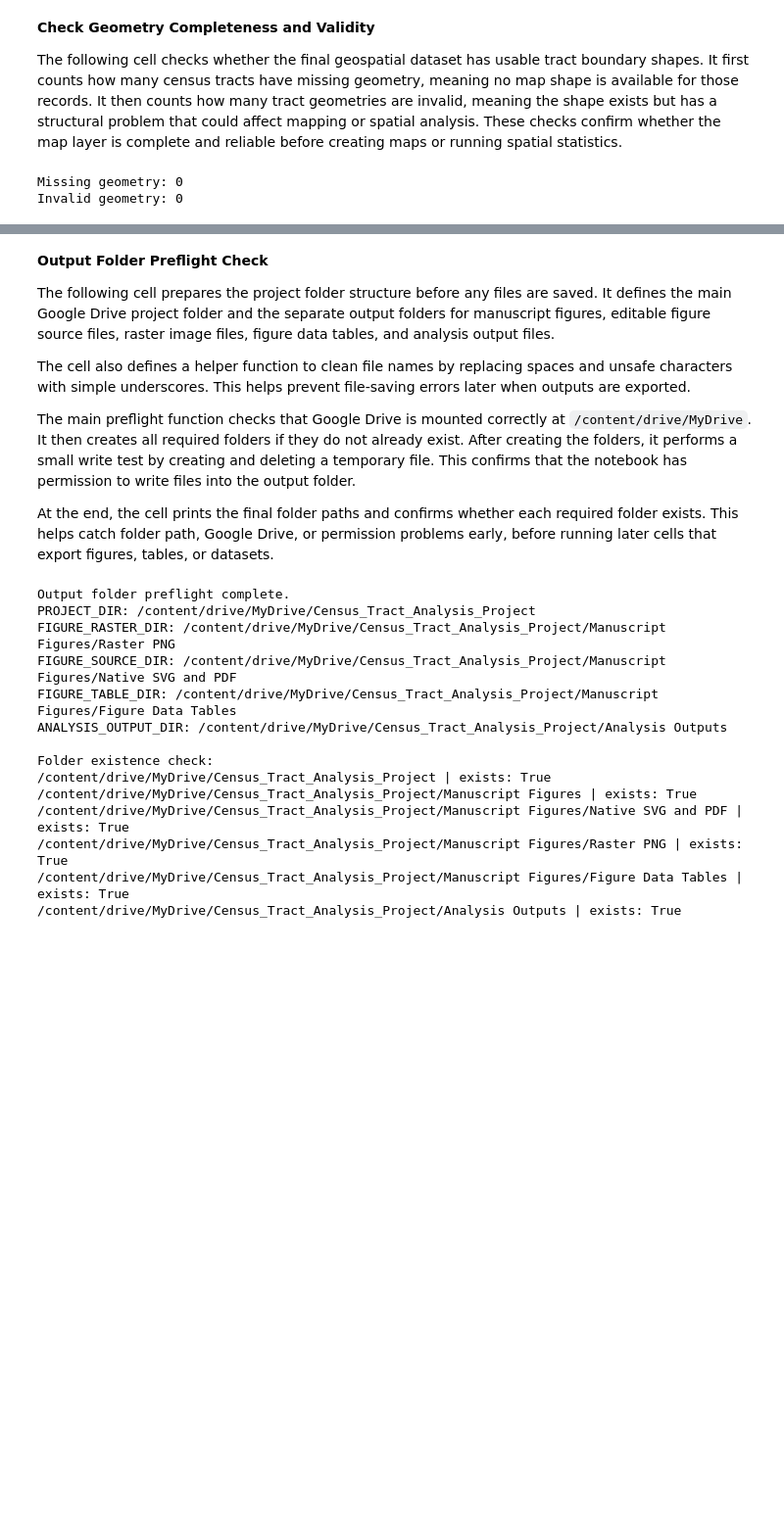
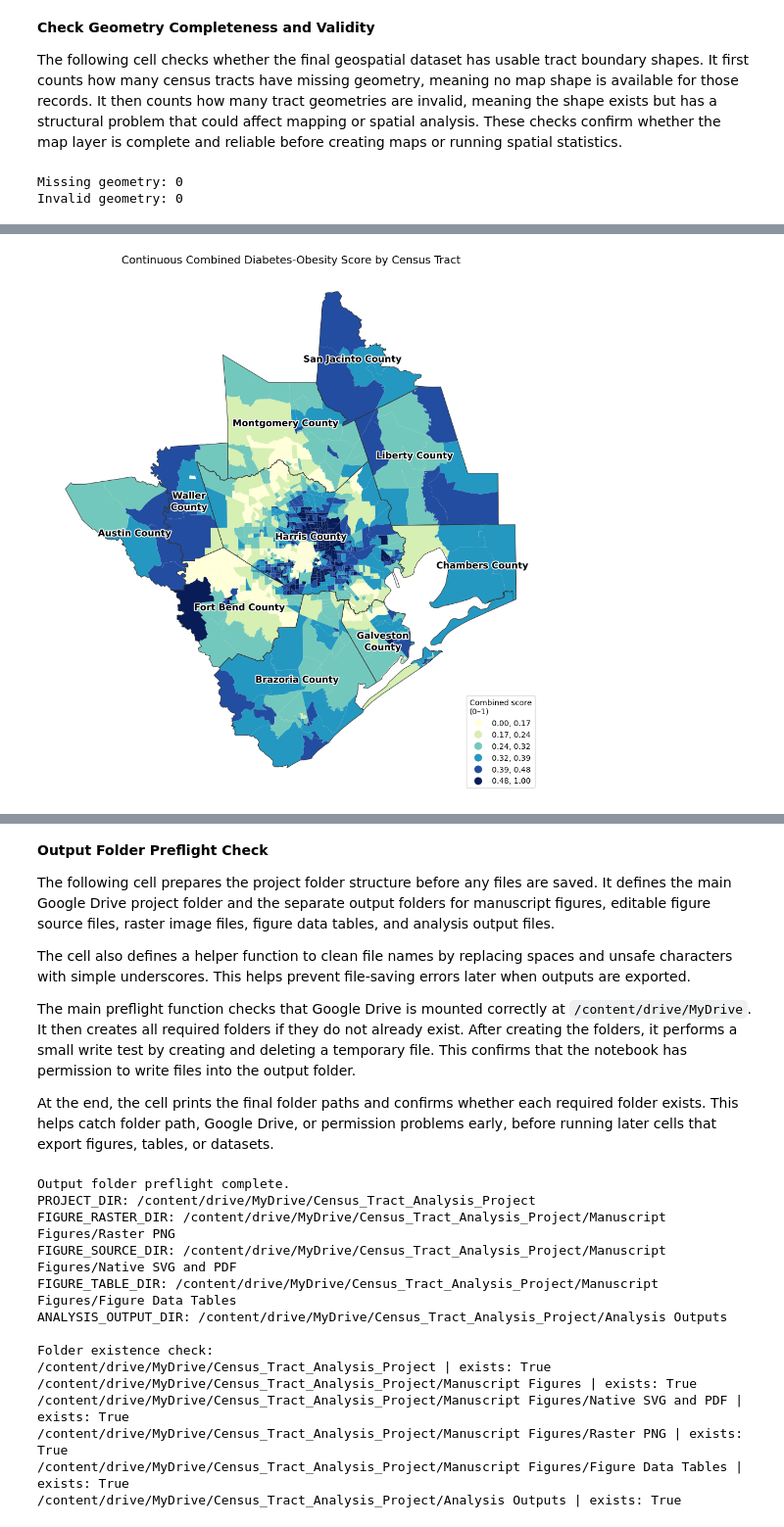
Before and after one commit to ynganatra/houston-census-tract-analysis, a Jupyter notebook: Houston_Census_Tract_Analysis.ipynb, the cells around one changed output, grey strips where cells are left out. Shown at 98% size. Cells and saved outputs as stored; diff of their text form; code cells hidden in the pictures; blank space fills up the shorter version.

```diff
--- a/Houston_Census_Tract_Analysis.ipynb
+++ b/Houston_Census_Tract_Analysis.ipynb
@@ -4283,0 +3023,79 @@ Moran scatterplot data preview
+# %%
+# Continuous Combined Diabetes-Obesity Score Map
+# Input: Final geospatial dataset with continuous composite diabetes-obesity score.
+# Output: Continuous combined score map saved as PNG, SVG, and PDF.
+
+import matplotlib.pyplot as plt
+import matplotlib.patheffects as pe
+
+# Validate required columns
+required_cols = ["composite"]
+missing_cols = [c for c in required_cols if c not in gdf.columns]
+if missing_cols:
+    raise KeyError(
+        "Missing composite-score column. Run the composite score cell first. "
+        f"Missing: {missing_cols}"
+    )
+
+# Create the map canvas
+fig, ax = plt.subplots(figsize=(10, 10))
+
+# Plot census tracts using the continuous composite score grouped into six equal-count classes
+gdf.plot(
+    column="composite",
+    scheme="quantiles",
+    k=6,
+    cmap="YlGnBu",
+    legend=True,
+    edgecolor="#d9d9d9",
+    linewidth=0.02,
+    ax=ax,
+    legend_kwds={
+        "title": "Combined score\n(0–1)",
+        "loc": "lower right",
+        "fontsize": 10,
+        "title_fontsize": 10,
+        "fmt": "{:.2f}"
+    },
+    missing_kwds={
+        "color": "#f0f0f0",
+        "edgecolor": "#d9d9d9",
+        "hatch": "///",
+        "label": "Missing"
+    }
+)
+
+# Add county boundary lines
+counties.boundary.plot(
+    ax=ax,
+    color="#333333",
+    linewidth=0.7
+)
+
+# Add county names
+add_county_labels(ax, counties, fontsize=12)
+
+# Improve county label readability
+for text in ax.texts:
+    text.set_color("black")
+    text.set_fontsize(12)
+    text.set_path_effects([pe.withStroke(linewidth=2.5, foreground="white")])
+
+# Add map title
+ax.set_title(
+    "Continuous Combined Diabetes-Obesity Score by Census Tract",
+    fontsize=14
+)
+
+# Remove axes for manuscript-style map
+ax.set_axis_off()
+
+# Adjust spacing
+plt.tight_layout()
+
+# Save the figure using the same output-folder and file-naming structure
+save_figure_set(fig, "continuous_combined_diabetes_obesity_burden_map")
+
+# Display the map
+plt.show()
+# %% [output]
@@ -4283,0 +3105 @@ Moran scatterplot data preview
+[figure, added]
```
Also changed, not shown: parts of 141 cells of this notebook.
